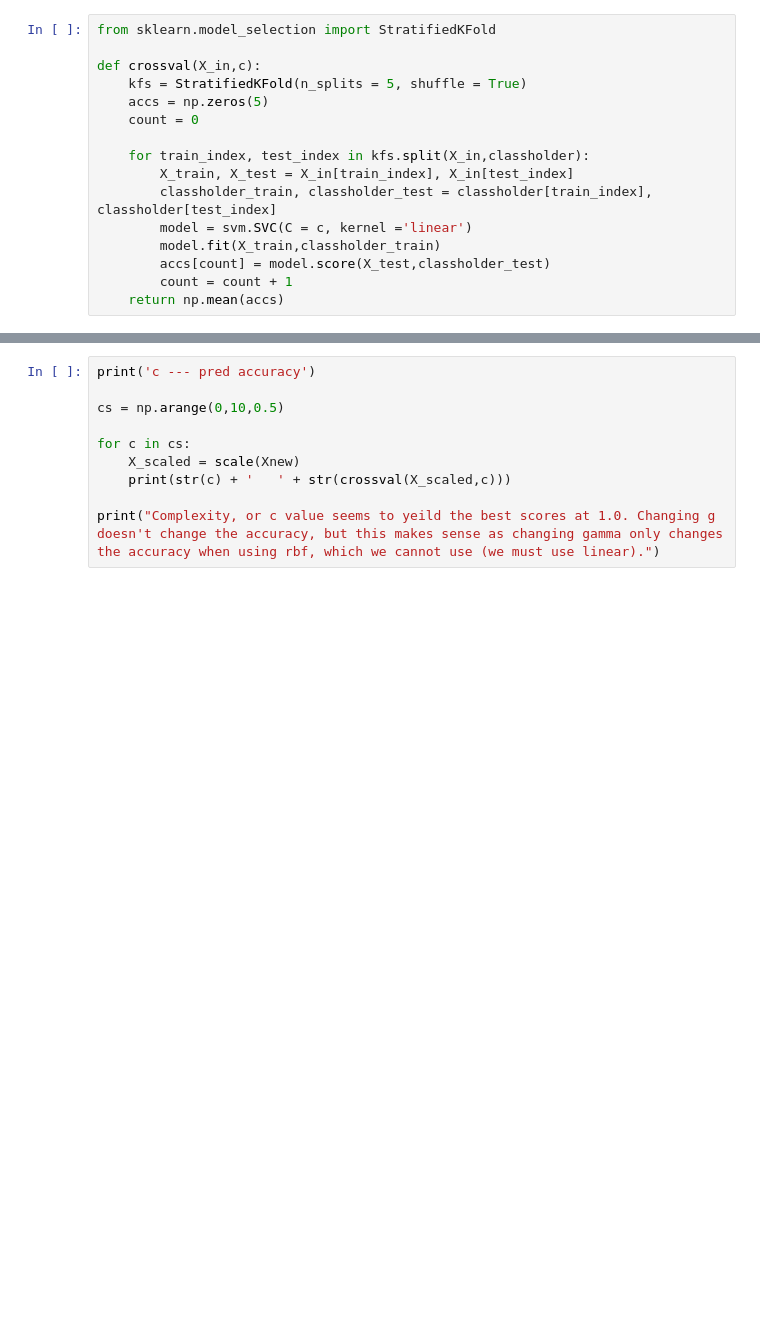
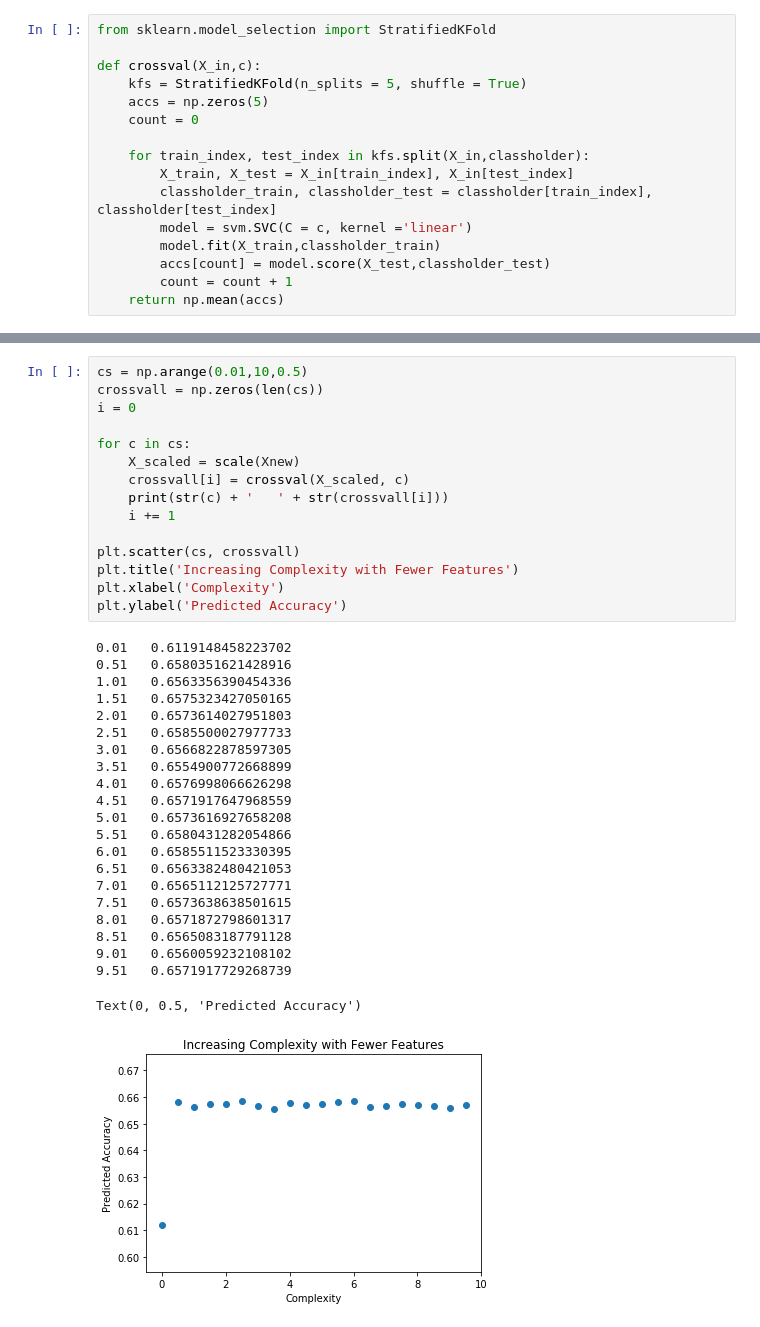
Before and after one commit to medium3rdparty/188-Final-Project, a Jupyter notebook: 188 Final Project - Code - V3.0.ipynb, the cells around one changed output, grey strips where cells are left out. Drawn from its saved outputs; the diff is of its cells as text; blank space fills up the shorter version.

```diff
--- a/188 Final Project - Code - V3.0.ipynb
+++ b/188 Final Project - Code - V3.0.ipynb
@@ -539,10 +563,38 @@ np.shape(Xnew)
-# %%
-print('c --- pred accuracy')
-
-cs = np.arange(0,10,0.5)
-
-for c in cs:
-    X_scaled = scale(Xnew)
-    print(str(c) + '   ' + str(crossval(X_scaled,c)))
-
-print("Complexity, or c value seems to yeild the best scores at 1.0. Changing g doesn't change the accuracy, but this makes sense as changing gamma only changes the accuracy when using rbf, which we cannot use (we must use linear).")
+# %%
+cs = np.arange(0.01,10,0.5)
+crossvall = np.zeros(len(cs))
+i = 0
+
+for c in cs:
+    X_scaled = scale(Xnew)
+    crossvall[i] = crossval(X_scaled, c)
+    print(str(c) + '   ' + str(crossvall[i]))
+    i += 1
+
+plt.scatter(cs, crossvall)
+plt.title('Increasing Complexity with Fewer Features')
+plt.xlabel('Complexity')
+plt.ylabel('Predicted Accuracy')
+# %% [output]
+0.01   0.6119148458223702
+0.51   0.6580351621428916
+1.01   0.6563356390454336
+1.51   0.6575323427050165
+2.01   0.6573614027951803
+2.51   0.6585500027977733
+3.01   0.6566822878597305
+3.51   0.6554900772668899
+4.01   0.6576998066626298
+4.51   0.6571917647968559
+5.01   0.6573616927658208
+5.51   0.6580431282054866
+6.01   0.6585511523330395
+6.51   0.6563382480421053
+7.01   0.6565112125727771
+7.51   0.6573638638501615
+8.01   0.6571872798601317
+8.51   0.6565083187791128
+9.01   0.6560059232108102
+9.51   0.6571917729268739
+Text(0, 0.5, 'Predicted Accuracy')
+[figure, added]
```
Also changed, not shown: parts of 11 cells of this notebook.
